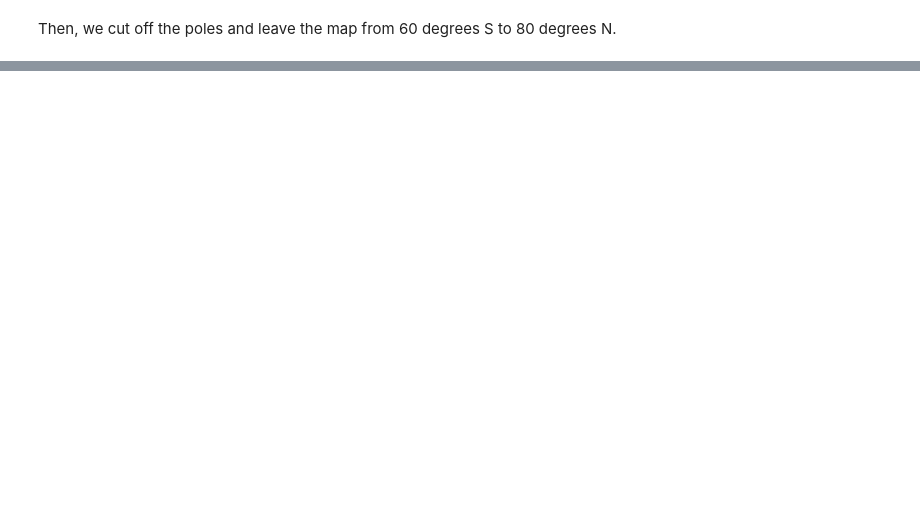
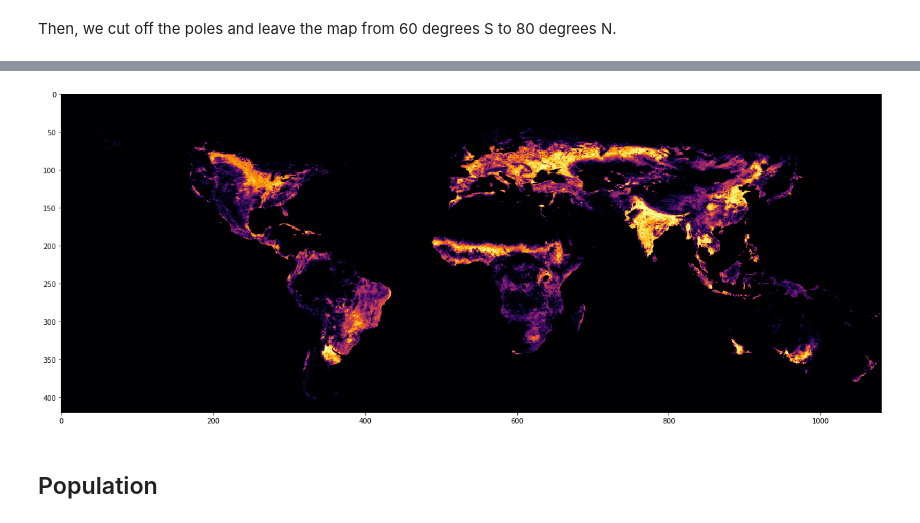
Before and after one commit to miguel-bm/pandora, a Jupyter notebook: notebooks/common_format.ipynb, the cells around one changed output, grey strips where cells are left out. Drawn from its saved outputs; the diff is of its cells as text; code cells hidden in the pictures; blank space fills up the shorter version.

```diff
--- a/notebooks/common_format.ipynb
+++ b/notebooks/common_format.ipynb
@@ -150,0 +190,14 @@ array_to_json(mammals_array_processed, mammals_processed_folder/"all_mammals_3px
+# %%
+earthenv_raw_folder = data_raw_folder/"earthenv"
+earthenv_processed_folder = data_processed_folder/"earthenv"
+cultivated_raw_file = earthenv_raw_folder/"cultivated.tif"
+# %%
+cultivated_array = array_from_tif(cultivated_raw_file, longitude_size)
+cultivated_array[cultivated_array == cultivated_array.min()] = 0
+# %%
+cultivated_array_processed = cut_poles(cultivated_array, (-56, 90), latitude_range) * open_water_array_processed
+cultivated_array_processed = cultivated_array_processed / cultivated_array_processed.max()
+# %%
+plot_map(cultivated_array_processed)
+# %% [output]
+[figure, added]
@@ -150,0 +209,2 @@ array_to_json(mammals_array_processed, mammals_processed_folder/"all_mammals_3px
+# %% [markdown]
+## Population
```
Also changed, not shown: parts of 34 cells of this notebook, 11 other files.
